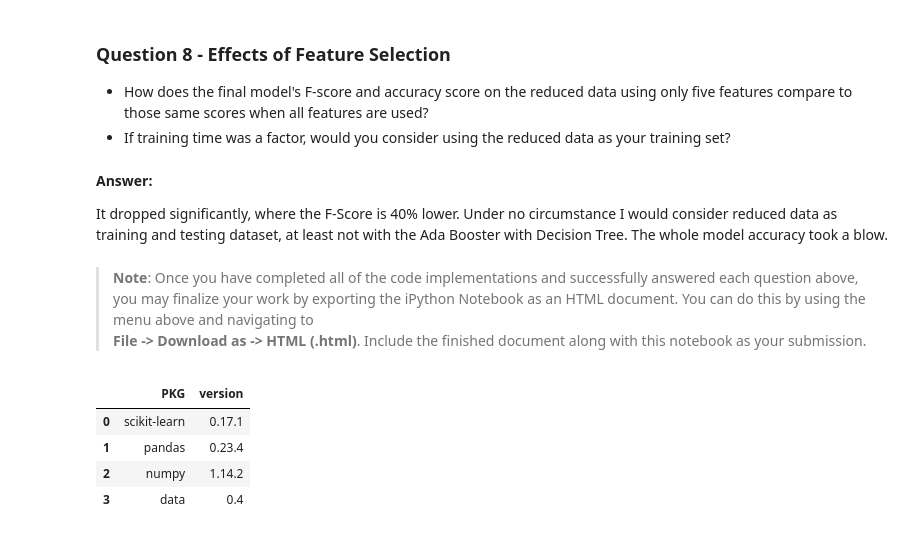
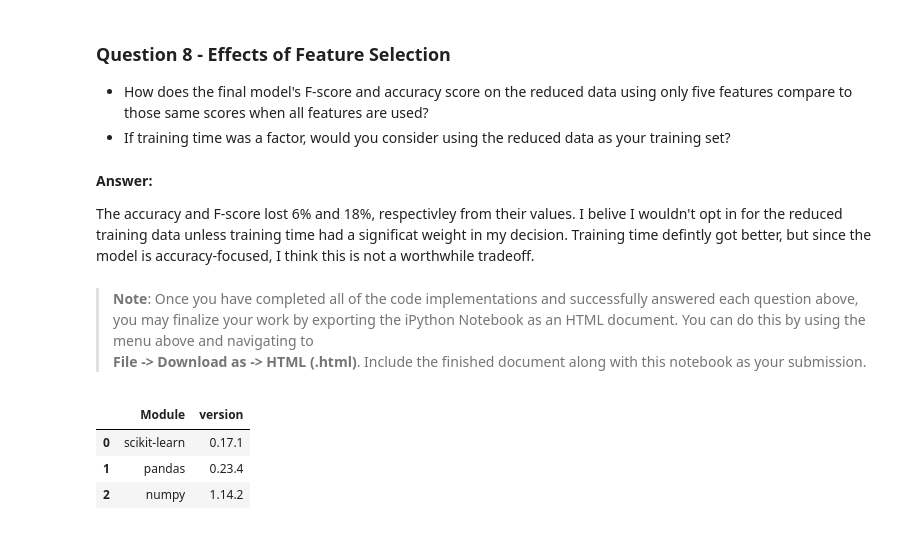
Before and after one commit to iDrwish/finding_donors, a Jupyter notebook: finding_donors.ipynb, the cells around one changed output. Saved outputs shown, nothing was run; the diff lists cells and outputs as text; code cells hidden in the pictures.

```diff
--- a/finding_donors.ipynb
+++ b/finding_donors.ipynb
@@ -707,39 +710,38 @@ F-score on testing data: 0.6340
 
 * How does the final model's F-score and accuracy score on the reduced data using only five features compare to those same scores when all features are used?
 * If training time was a factor, would you consider using the reduced data as your training set?
-# %% [markdown]
-**Answer:**
-
-It dropped significantly, where the F-Score is 40% lower. Under no circumstance I would consider reduced data as training and testing dataset, at least not with the Ada Booster with Decision Tree. The whole model accuracy took a blow.
+# %% [markdown]
+**Answer:**
+
+The accuracy and F-score lost 6% and 18%, respectivley from their values. I belive I wouldn't opt in for the reduced training data unless training time had a significat weight in my decision. Training time defintly got better, but since the model is accuracy-focused, I think this is not a worthwhile tradeoff.
 # %% [markdown]
 > **Note**: Once you have completed all of the code implementations and successfully answered each question above, you may finalize your work by exporting the iPython Notebook as an HTML document. You can do this by using the menu above and navigating to
 **File -> Download as -> HTML (.html)**. Include the finished document along with this notebook as your submission.
 # %%
 import pkg_resources
 import types
 import pandas as pd
 def get_imports():
     for name, val in globals().items():
         if isinstance(val, types.ModuleType):
             name = val.__name__.split(".")[0]
         elif isinstance(val, type):
             name = val.__module__.split(".")[0]
         poorly_named_packages = {
             "PIL": "Pillow", "sklearn": "scikit-learn"}
         if name in poorly_named_packages.keys():
             name = poorly_named_packages[name]
 
         yield name
 imports = list(set(get_imports()))
 requirements = []
 for m in pkg_resources.working_set:
-    if m.project_name in imports and m.project_name != "pip":
+    if m.project_name in imports and m.project_name not in ["pip", 'data']:
         requirements.append((m.project_name, m.version))
 
-pd.DataFrame(data=requirements, columns=['PKG', 'version'])
+pd.DataFrame(data=requirements, columns=['Module', 'version'])
 # %% [output]
-|  | PKG | version |
+|  | Module | version |
 | 0 | scikit-learn | 0.17.1 |
 | 1 | pandas | 0.23.4 |
 | 2 | numpy | 1.14.2 |
-| 3 | data | 0.4 |
```
Also changed, not shown: parts of 13 cells of this notebook, 1 other file.
